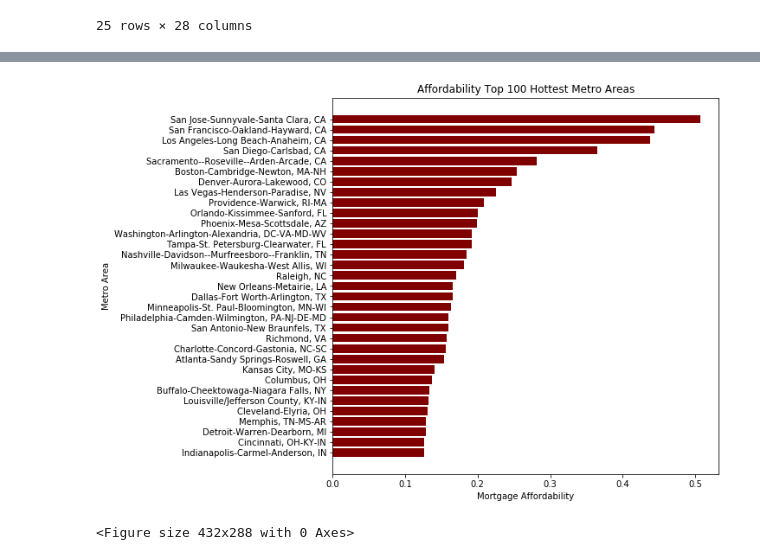
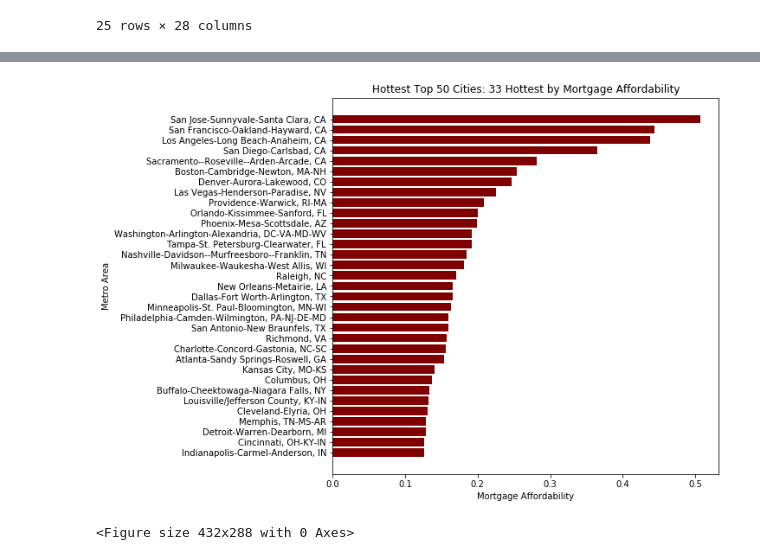
Before and after one commit to LoriHarris/Real_Estate_Affordability, a Jupyter notebook: plots.ipynb, the cells around one changed output, grey strips where cells are left out. Drawn from its saved outputs; the diff is of its cells as text; code cells hidden in the pictures.

```diff
--- a/plots.ipynb
+++ b/plots.ipynb
@@ -396,27 +429,26 @@ plt.show()
 # %%
-# Affordability v. Hotness Rank
-
+# Graph - Hottest Top 50 Cities: 33 Hottest by Mortgage Affordability
 # Obtain the x and y coordinates for NC
 x_axis = mort_sort_hrank['CBSATitle']
 y_axis = mort_sort_hrank['2018-09']
 tick_locations = [value for value in x_axis]
 
 plt.figure(figsize=[8, 8])
 
 plt.barh(x_axis, y_axis, color="maroon", align="center")
 plt.yticks(tick_locations, mort_sort_hrank['CBSATitle'], rotation="horizontal")
 
 # Set a Title and labels
-plt.title("Affordability of Top 50 Metro Areas with a Hotness Rating less than 100")
+plt.title("Hottest Top 50 Cities: 33 Hottest by Mortgage Affordability")
 plt.xlabel("Mortgage Affordability")
 plt.ylabel("Metro Area")
 
 
 plt.show()
 plt.tight_layout()
 
 # Save figure
 # plt.savefig("afford_hot.png")
 # %% [output]
-[figure, old version]
+[figure, new version]
 <Figure size 432x288 with 0 Axes>
```
Also changed, not shown: parts of 17 cells of this notebook.
